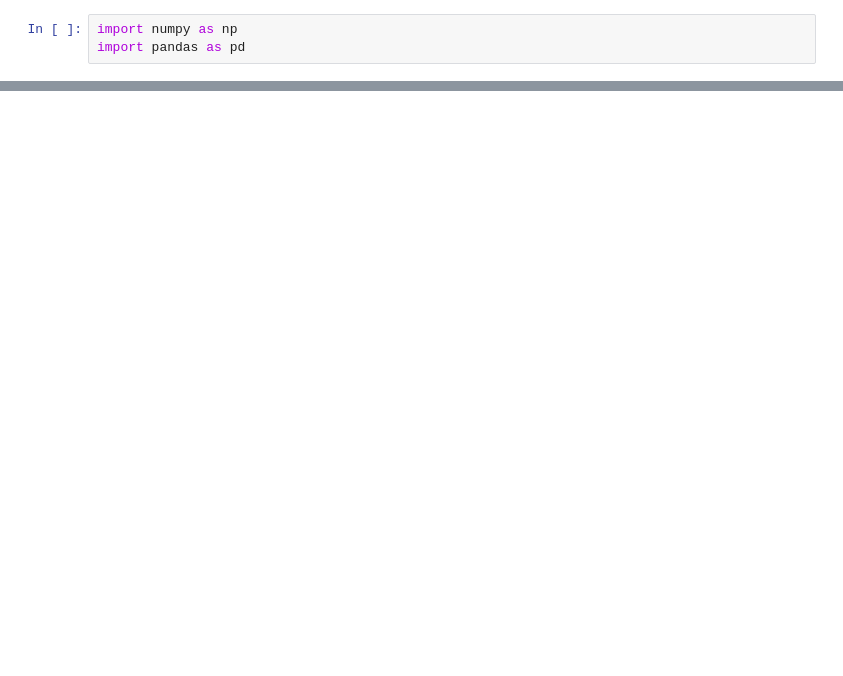
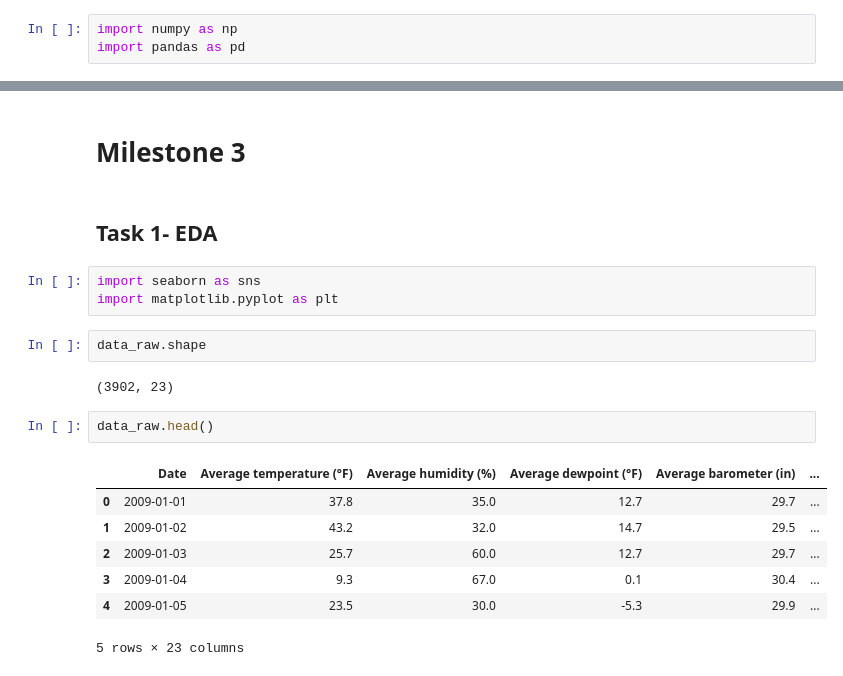
Before and after one commit to ubco-W2022T1-cosc301/project-group29, a Jupyter notebook: notebooks/analysis2.ipynb, the cells around one changed output, grey strips where cells are left out. Drawn from its saved outputs; the diff is of its cells as text; blank space fills up the shorter version.

```diff
--- a/notebooks/analysis2.ipynb
+++ b/notebooks/analysis2.ipynb
@@ -25,3 +24,24 @@ pd.read_csv("../data/raw/climate_data.csv")
 | 3900 | 2020-07-27 | 61.7 | 64.0 | 47.4 | 29.9 | ... |
 | 3901 | 2020-07-28 | 60.5 | 61.0 | 45.3 | 29.7 | ... |
 3902 rows × 23 columns
+# %% [markdown]
+# Milestone 3
+# %% [markdown]
+## Task 1- EDA
+# %%
+import seaborn as sns
+import matplotlib.pyplot as plt
+# %%
+data_raw.shape
+# %% [output]
+(3902, 23)
+# %%
+data_raw.head()
+# %% [output]
+|  | Date | Average temperature (°F) | Average humidity (%) | Average dewpoint (°F) | Average barometer (in) | ... |
+| 0 | 2009-01-01 | 37.8 | 35.0 | 12.7 | 29.7 | ... |
+| 1 | 2009-01-02 | 43.2 | 32.0 | 14.7 | 29.5 | ... |
+| 2 | 2009-01-03 | 25.7 | 60.0 | 12.7 | 29.7 | ... |
+| 3 | 2009-01-04 | 9.3 | 67.0 | 0.1 | 30.4 | ... |
+| 4 | 2009-01-05 | 23.5 | 30.0 | -5.3 | 29.9 | ... |
+5 rows × 23 columns
```
Also changed, not shown: parts of 10 cells of this notebook.
